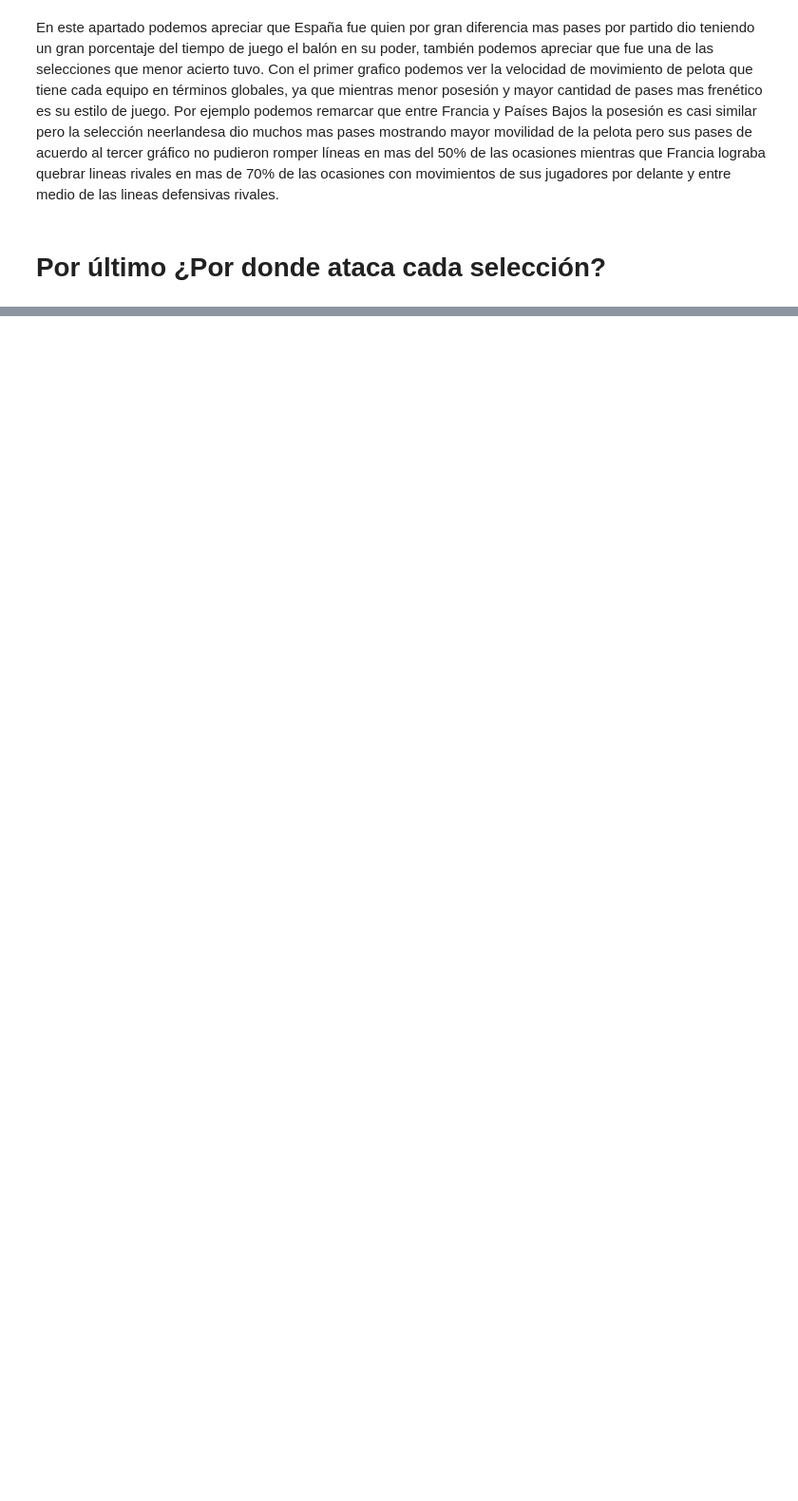
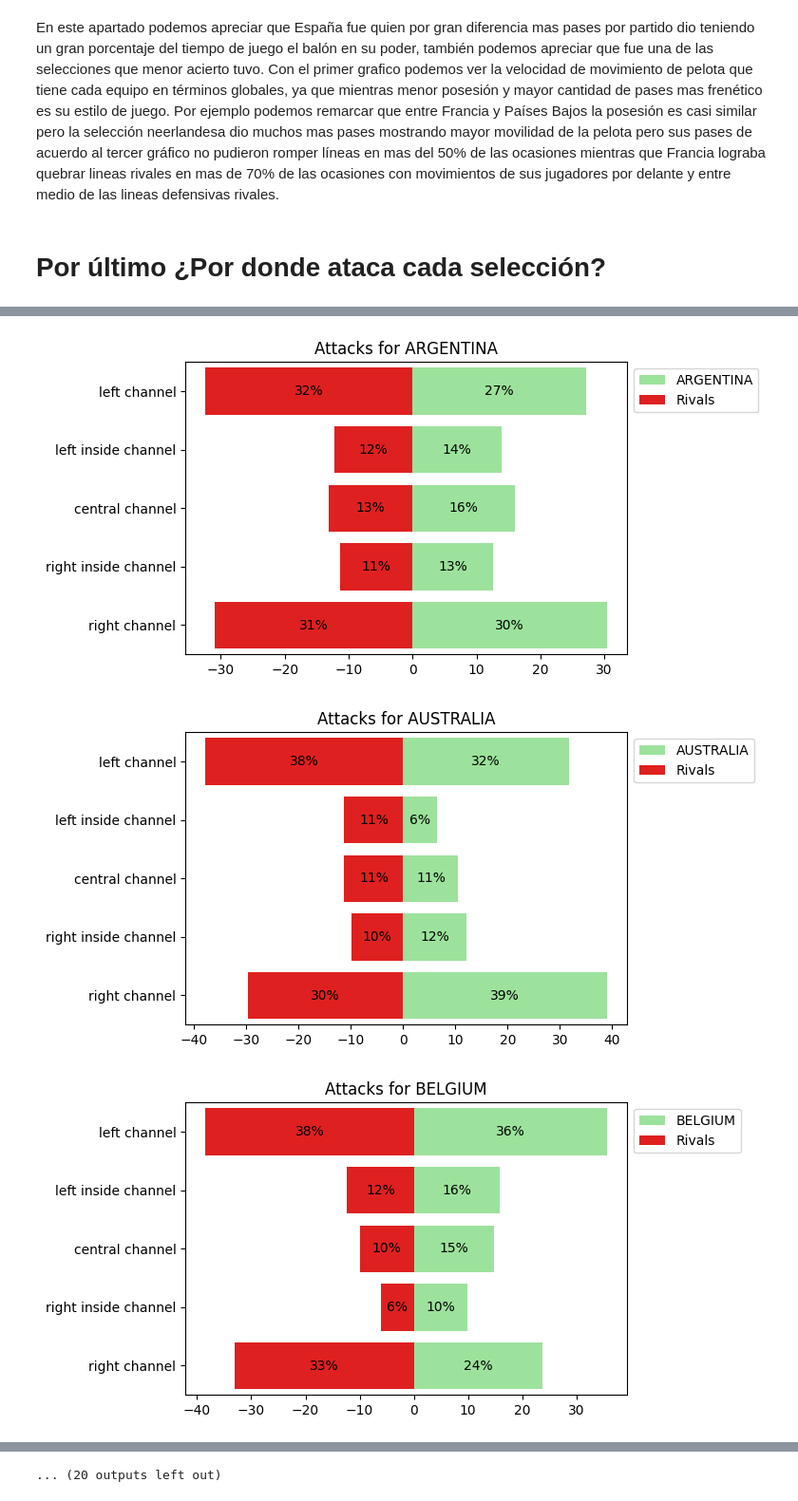
Before and after one commit to AdrielSalguero/Qatar-2022-games-analysis, a Jupyter notebook: deepnote/Qatar-2022-analysis/Global.ipynb, the cells around one changed output, grey strips where cells are left out. Shown at 95% size. Saved outputs shown, nothing was run; the diff lists cells and outputs as text; code cells hidden in the pictures; blank space fills up the shorter version.

```diff
--- a/deepnote/Qatar-2022-analysis/Global.ipynb
+++ b/deepnote/Qatar-2022-analysis/Global.ipynb
@@ -734,0 +754,14 @@ qatar_teams_attacks_my
+# %%
+for i in range(len(qatar_teams_attacks_my)):
+
+    attack = {'left channel': 0 ,
+                'left inside channel':0,
+                'central channel': 0,
+                'right inside channel': 0,
+                'right channel': 0}
+
+    j = 1
+    qatar_teams_attacks_my.iloc[i]
+    for j in attack:
+        attacks[j] = qatar_teams_attacks_my.iloc[i][j]
+    print(attacks)
@@ -734,0 +786,35 @@ qatar_teams_attacks_my
+# %%
+for i in range(len(qatar_teams_attacks_my)):
+    fig, ax = plt.subplots(figsize=(6, 4))
+
+    attack_values = list(qatar_teams_attacks_my.loc[i])
+    attack_rival_values = list(qatar_teams_attacks_rival.loc[i])
+
+    sns.barplot(
+        x=attack_values[1:6],
+        y=columnas,
+        color='lightgreen',
+        ax=ax,
+        label=str(attack_values[0])
+    )
+
+    sns.barplot(
+        x=[-val for val in attack_rival_values[1:6]],
+        y=columnas,
+        color='red',
+        ax=ax,
+        label='Rivals'
+    )
+    for index, (value1, value2) in enumerate(zip(attack_values[1:6], attack_rival_values[1:6])):
+        ax.text(value1 / 2, index, f'{value1:.0f}%', va='center', ha='center', color='black')
+        ax.text(-value2 / 2, index, f'{value2:.0f}%', va='center', ha='center', color='black')
+
+
+    ax.set_title(f'Attacks for {attack_values[0]}')
+
+    plt.legend(loc = 2, bbox_to_anchor = (1,1))
+    plt.show()
+# %% [output]
+[figure, added]
+[figure, added]
+[figure, added]
@@ -735,3 +830,4 @@ qatar_teams_attacks_my
+... (20 outputs left out)
 # %% [markdown]
 <a style='text-decoration:none;line-height:16px;display:flex;color:#5B5B62;padding:10px;justify-content:end;' href='https://deepnote.com?utm_source=created-in-deepnote-cell&projectId=8483ee88-cd2c-4814-9154-7d76d7408f8c' target="_blank">
 <img alt='Created in deepnote.com' style='display:inline;max-height:16px;margin:0px;margin-right:7.5px;' src='embedded-picture-1' > </img>
```
Also changed, not shown: parts of 12 cells of this notebook.
